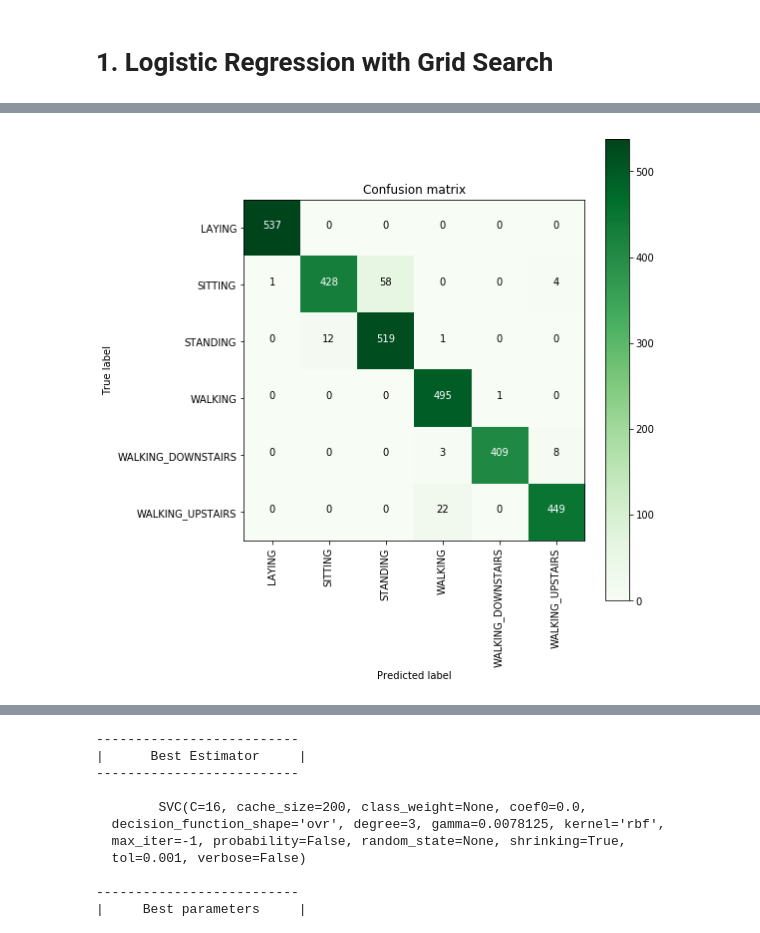
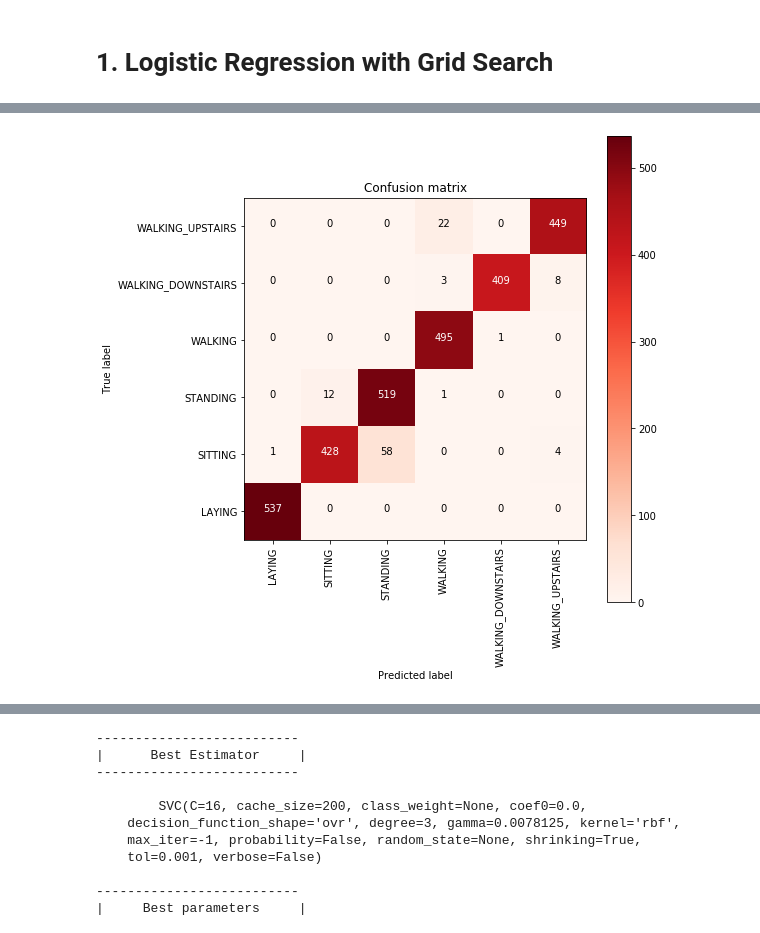
Before and after one commit to srvds/Human-Activity-Recognition, a Jupyter notebook: HAR_PREDICTION_MODELS.ipynb, the cells around one changed output, grey strips where cells are left out. Saved outputs shown, nothing was run; the diff lists cells and outputs as text; code cells hidden in the pictures.

```diff
--- a/HAR_PREDICTION_MODELS.ipynb
+++ b/HAR_PREDICTION_MODELS.ipynb
@@ -4,8 +4,8 @@ import pandas as pd
 # %% [markdown]
 ## Obtain the train and test data
 # %%
-train = pd.read_csv('UCI_HAR_dataset/csv_files/train.csv')
-test = pd.read_csv('UCI_HAR_dataset/csv_files/test.csv')
+train = pd.read_csv('csv_files/train.csv')
+test = pd.read_csv('csv_files/test.csv')
 print(train.shape, test.shape)
 # %% [output]
 (7352, 564) (2947, 564)
@@ -59,6 +59,8 @@ def plot_confusion_matrix(cm, classes,
     tick_marks = np.arange(len(classes))
     plt.xticks(tick_marks, classes, rotation=90)
     plt.yticks(tick_marks, classes)
+    ax = plt.gca()
+    ax.set_ylim(-.5, 5.5)
 
     fmt = '.2f' if normalize else 'd'
     thresh = cm.max() / 2.
@@ -75,7 +77,7 @@ def plot_confusion_matrix(cm, classes,
 # %%
 from datetime import datetime
 def perform_model(model, X_train, y_train, X_test, y_test, class_labels, cm_normalize=True, \
-                 print_cm=True, cm_cmap=plt.cm.Greens):
+                 print_cm=True, cm_cmap=plt.cm.Reds):
 
 
     # to store results at various phases
@@ -125,6 +127,8 @@ def perform_model(model, X_train, y_train, X_test, y_test, class_labels, cm_norm
     plt.figure(figsize=(8,8))
     plt.grid(b=False)
     plot_confusion_matrix(cm, classes=class_labels, normalize=True, title='Normalized confusion matrix', cmap = cm_cmap)
+    ax = plt.gca()
+    ax.set_ylim(-.5,5.5)
     plt.show()
 
     # get classification report
@@ -222,10 +229,11 @@ WALKING_DOWNSTAIRS       1.00      0.97      0.99       420
 # %%
 plt.figure(figsize=(8,8))
 plt.grid(b=False)
-plot_confusion_matrix(log_reg_grid_results['confusion_matrix'], classes=labels, cmap=plt.cm.Greens, )
+plot_confusion_matrix(log_reg_grid_results['confusion_matrix'], classes=labels, cmap=plt.cm.Reds, )
+
 plt.show()
 # %% [output]
-[figure, old version]
+[figure, new version]
 # %%
 # observe the attributes of the model
 print_grid_search_attributes(log_reg_grid_results['model'])
```
Also changed, not shown: parts of 19 cells of this notebook.
